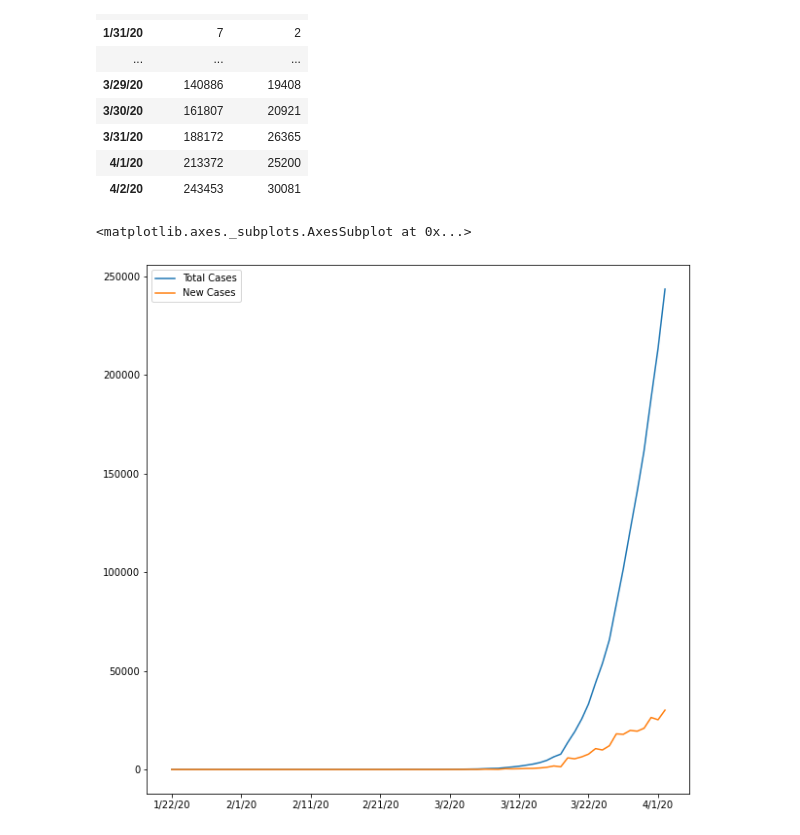
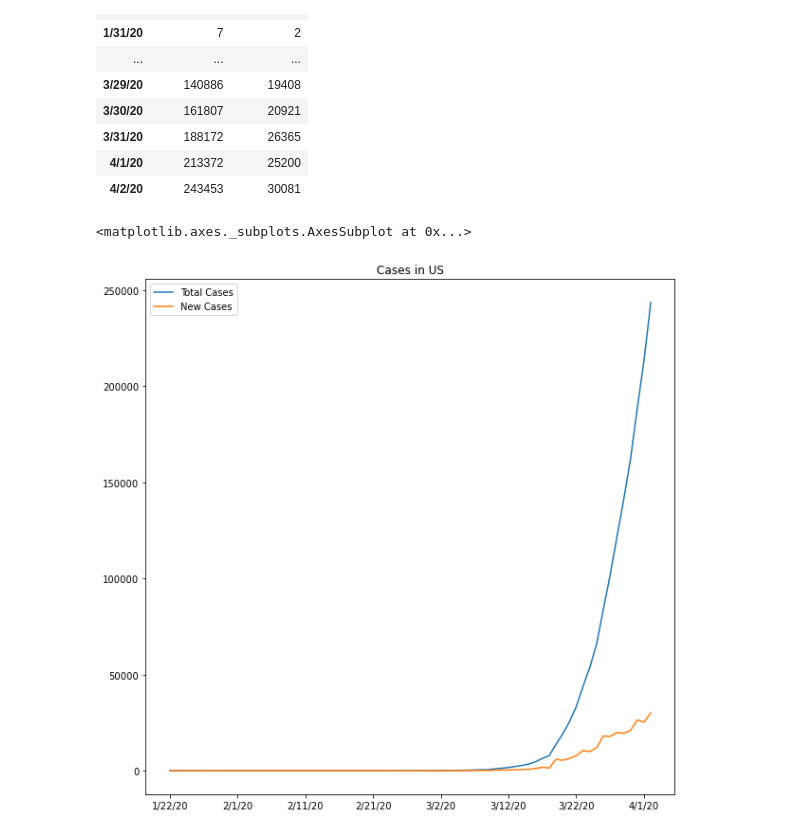
Before and after one commit to whynotavailable/notebooks, a Jupyter notebook: covid/time_series.ipynb, the cells around one changed output. Cells and saved outputs as stored; diff of their text form; code cells hidden in the pictures.

```diff
--- a/covid/time_series.ipynb
+++ b/covid/time_series.ipynb
@@ -61,7 +61,7 @@ us
 | 4/1/20 | 213372 | 25200 |
 | 4/2/20 | 243453 | 30081 |
 # %%
-us.plot(figsize=(10,10))
+us.plot(figsize=(10,10), title='Cases in US')
 # %% [output]
 <matplotlib.axes._subplots.AxesSubplot at 0x...>
-[figure, old version]
+[figure, new version]
```
Also changed, not shown: parts of 4 cells of this notebook.
